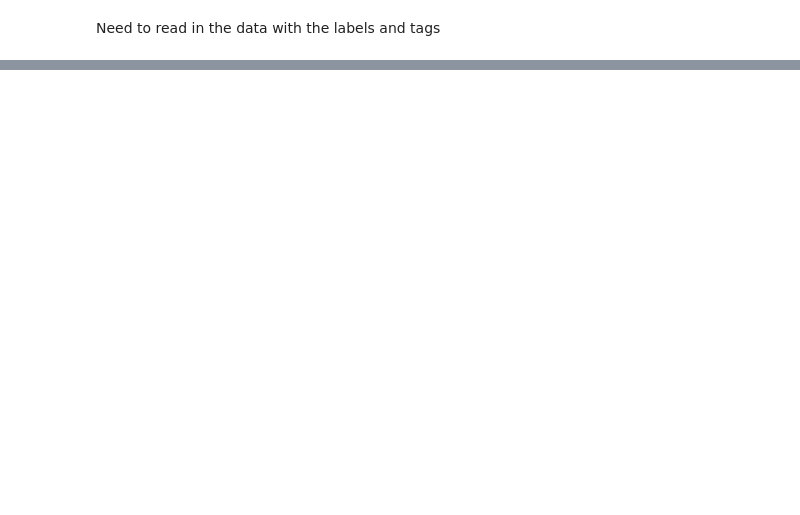
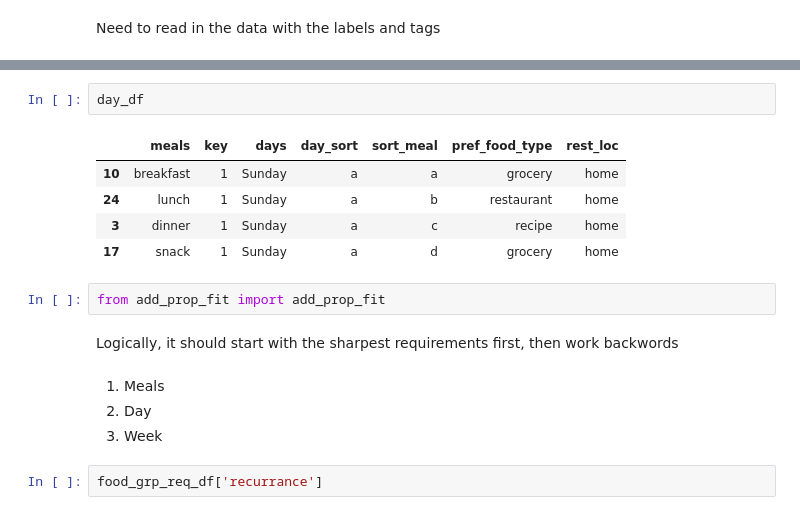
Before and after one commit to jamesdvance/meal_maker, a Jupyter notebook: desktop-meal-maker/Desktop-Meal-Maker-Master.ipynb, the cells around one changed output, grey strips where cells are left out. Drawn from its saved outputs; the diff is of its cells as text; blank space fills up the shorter version.

```diff
--- a/desktop-meal-maker/Desktop-Meal-Maker-Master.ipynb
+++ b/desktop-meal-maker/Desktop-Meal-Maker-Master.ipynb
@@ -403,0 +581,18 @@ df = pd.read_csv('C:/Users/J/Desktop/Businesses/Meal_Maker/Scraped_Data/combined
+# %%
+day_df
+# %% [output]
+|  | meals | key | days | day_sort | sort_meal | pref_food_type | rest_loc |
+| 10 | breakfast | 1 | Sunday | a | a | grocery | home |
+| 24 | lunch | 1 | Sunday | a | b | restaurant | home |
+| 3 | dinner | 1 | Sunday | a | c | recipe | home |
+| 17 | snack | 1 | Sunday | a | d | grocery | home |
+# %%
+from add_prop_fit import add_prop_fit
+# %% [markdown]
+Logically, it should start with the sharpest requirements first, then work backwords
+# %% [markdown]
+1. Meals
+2. Day
+3. Week
+# %%
+food_grp_req_df['recurrance']
```
Also changed, not shown: parts of 74 cells of this notebook, 2 other files.
